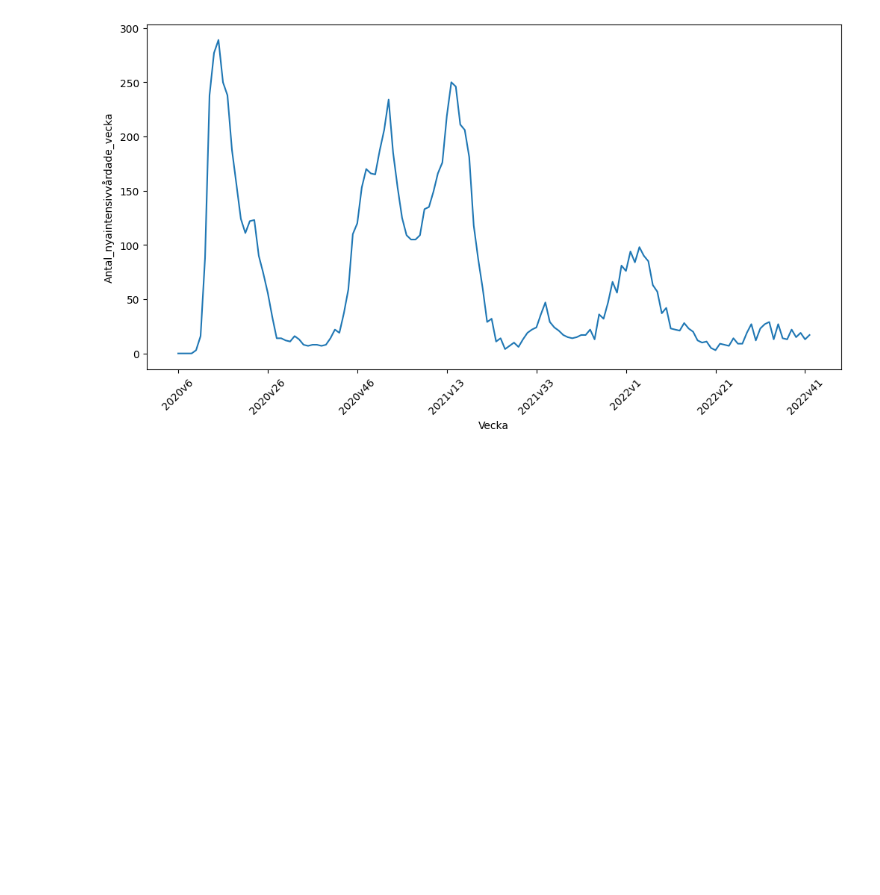
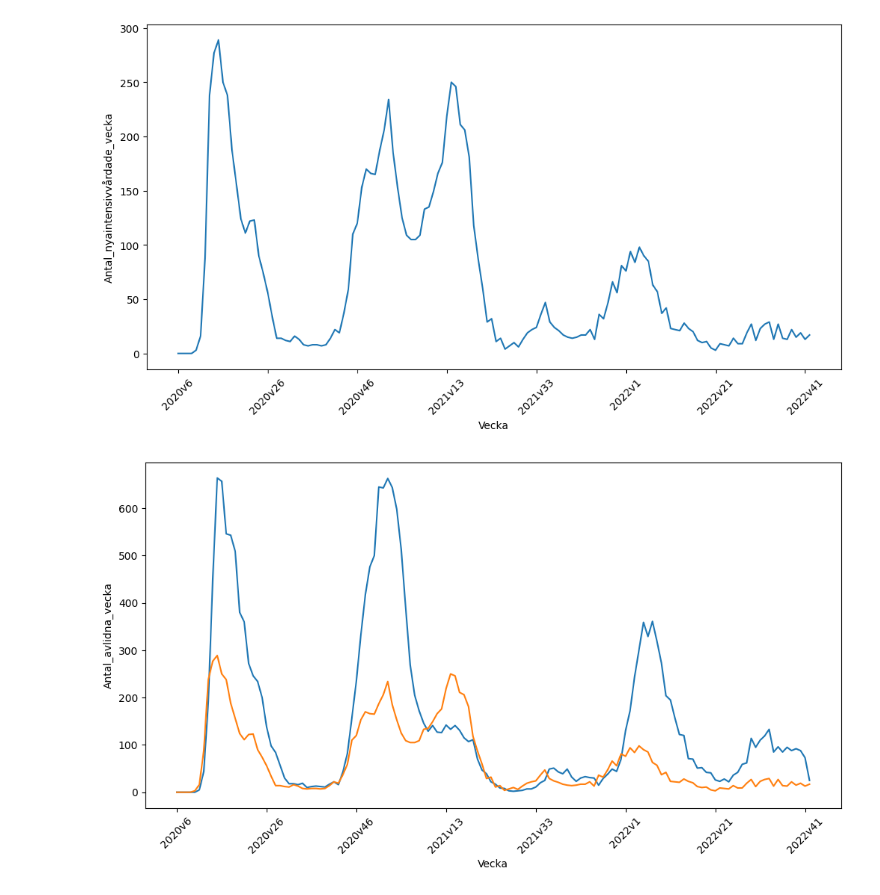
Before and after one commit to TobiasEnglund/Data-Processing-Tobias-Englund, a Jupyter notebook: Labs/Labb_1_Covid-19/labb_1_uppgift_1.ipynb, the cells around one changed output. Saved outputs shown, nothing was run; the diff lists cells and outputs as text; code cells hidden in the pictures; blank space fills up the shorter version.

Commit message:
Task e: Visualization 3, avlidna + nya fall

```diff
--- a/Labs/Labb_1_Covid-19/labb_1.ipynb
+++ b/Labs/Labb_1_Covid-19/labb_1_uppgift_1.ipynb
@@ -58,3 +133,19 @@ ax.xaxis.set_major_locator(plt.MaxNLocator(10))
 plt.show()
 # %% [output]
 [figure]
+# %%
+# e) Rita linjediagram av både avlidna fall per vecka och nya fall per vecka i samma fönster från 2020v6 till nu
+
+plt.figure(figsize=(12, 6))
+
+ax = sns.lineplot(x="Vecka", y="Antal_avlidna_vecka", data=veckodata_riket)
+ax2 = sns.lineplot(x="Vecka", y="Antal_nyaintensivvårdade_vecka", data=veckodata_riket)
+
+plt.xticks(rotation=45)
+
+# Improve the spacing between the x-axis labels, Code from ChatGPT
+ax.xaxis.set_major_locator(plt.MaxNLocator(10))
+
+plt.show()
+# %% [output]
+[figure, added]
```
Also changed, not shown: parts of 7 cells of this notebook, 1 other file.
